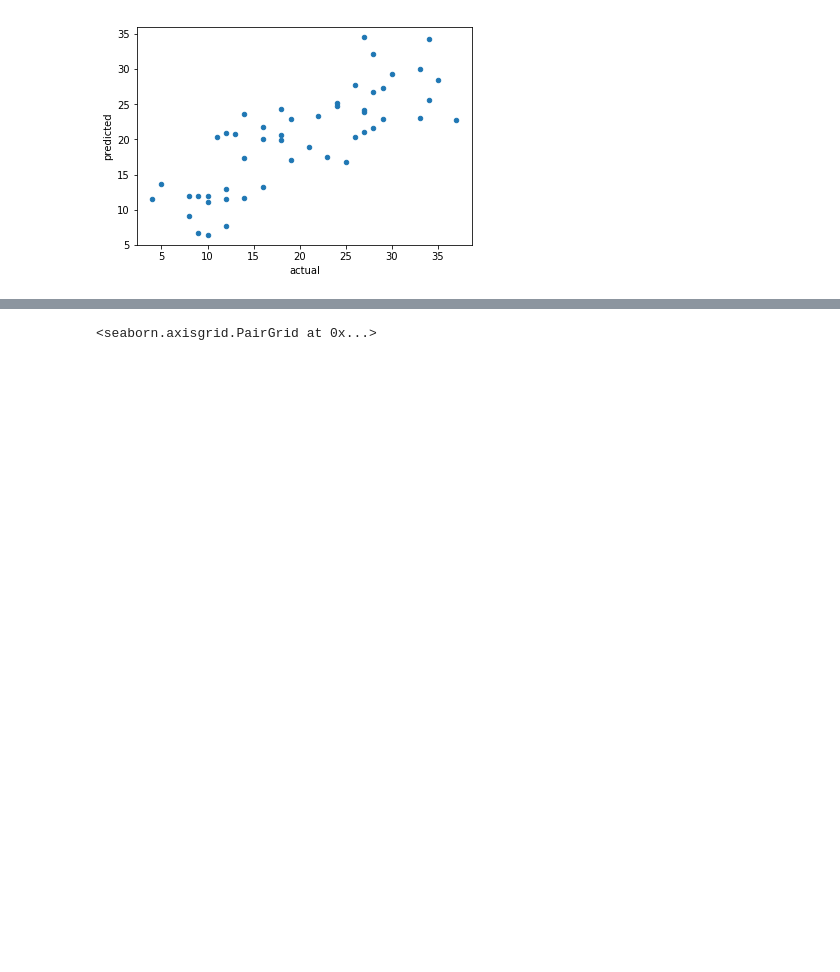
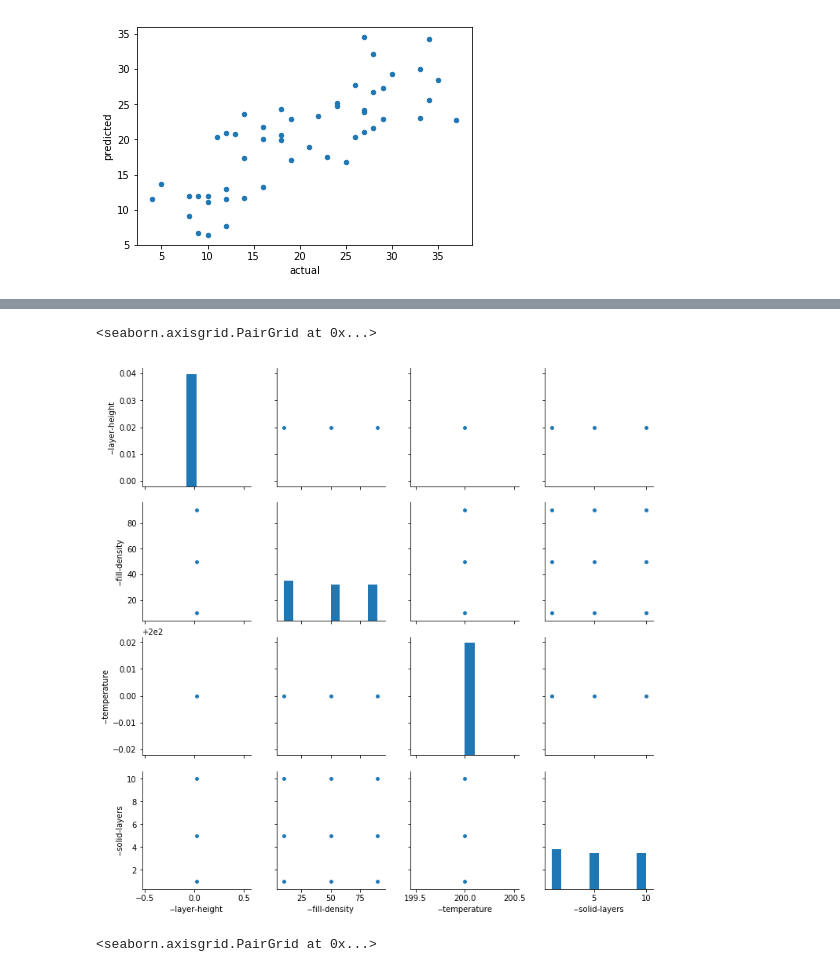
Before and after one commit to wilsonify/Opti3D, a Jupyter notebook: 3dprinter.ipynb, the cells around one changed output, grey strips where cells are left out. Cells and saved outputs as stored; diff of their text form; code cells hidden in the pictures; blank space fills up the shorter version.

```diff
--- a/3dprinter.ipynb
+++ b/3dprinter.ipynb
@@ -133,3 +148,8 @@ newx = metadata[['--layer-height',
+# %%
+sns.pairplot(newx)
+# %% [output]
+<seaborn.axisgrid.PairGrid at 0x...>
+[figure, added]
 # %%
 tensile = regressor_linear.predict(newx)
 newx = newx.join(pd.Series(tensile,name='tensilestrength'))
```
Also changed, not shown: parts of 7 cells of this notebook, 1 other file.
